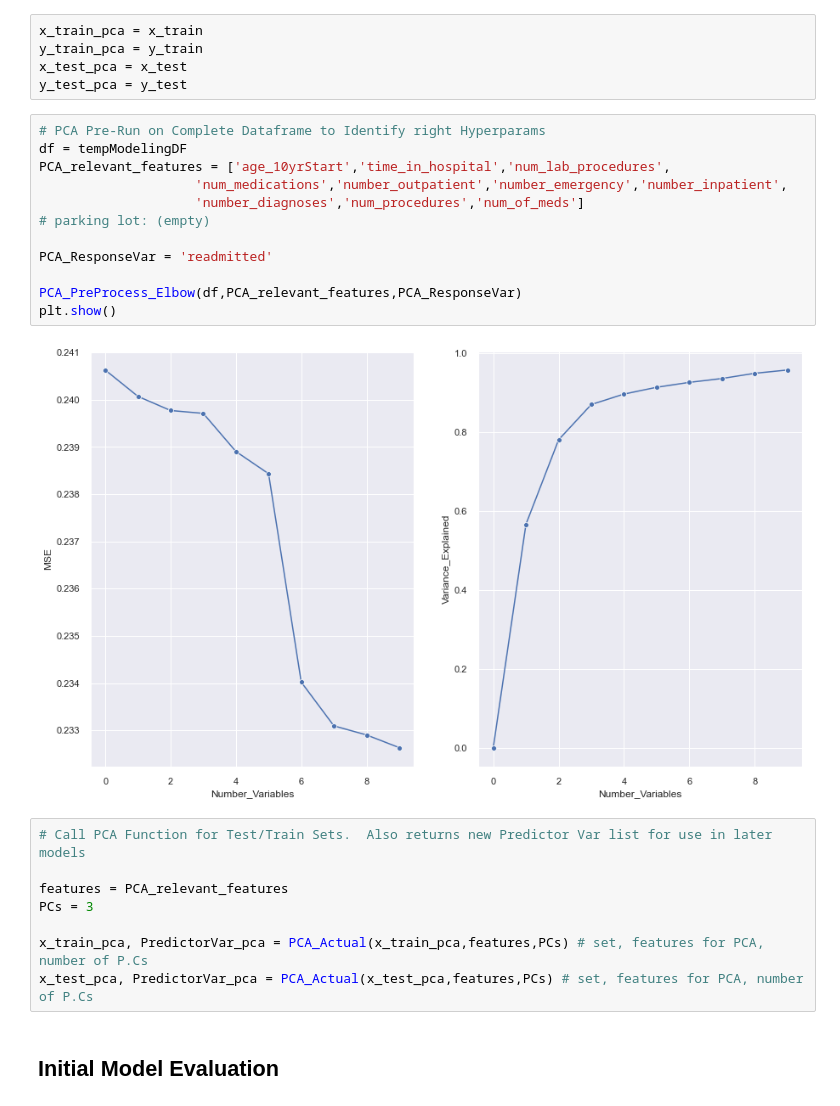
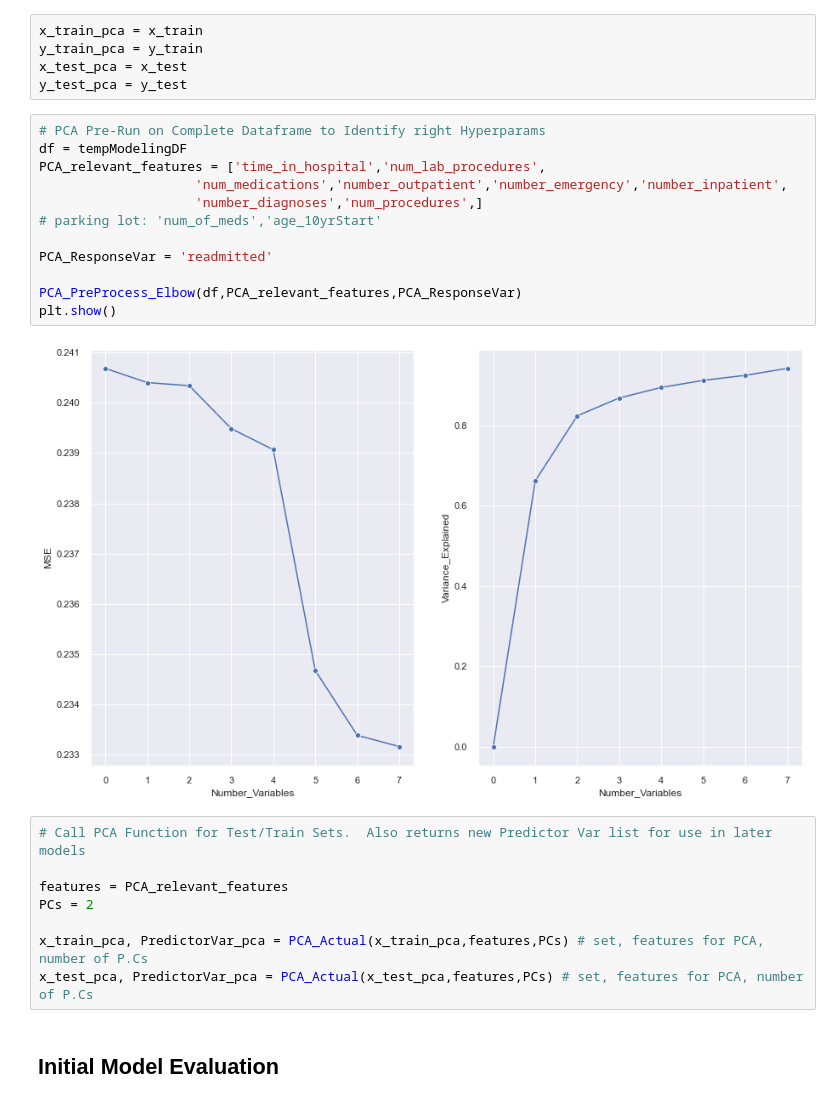
Before and after one commit to bcullinan32/ML_Course, a Jupyter notebook: Class-Data-Clean-Up.ipynb, the cells around one changed output. Drawn from its saved outputs; the diff is of its cells as text.

```diff
--- a/Class-Data-Clean-Up.ipynb
+++ b/Class-Data-Clean-Up.ipynb
@@ -760,22 +763,22 @@ y_test_pca = y_test
 # %%
 # PCA Pre-Run on Complete Dataframe to Identify right Hyperparams
 df = tempModelingDF
-PCA_relevant_features = ['age_10yrStart','time_in_hospital','num_lab_procedures',
+PCA_relevant_features = ['time_in_hospital','num_lab_procedures',
                     'num_medications','number_outpatient','number_emergency','number_inpatient',
-                    'number_diagnoses','num_procedures','num_of_meds']
-# parking lot: (empty)
+                    'number_diagnoses','num_procedures',]
+# parking lot: 'num_of_meds','age_10yrStart'
 
 PCA_ResponseVar = 'readmitted'
 
 PCA_PreProcess_Elbow(df,PCA_relevant_features,PCA_ResponseVar)
 plt.show()
 # %% [output]
-[figure, old version]
+[figure, new version]
 # %%
 # Call PCA Function for Test/Train Sets.  Also returns new Predictor Var list for use in later models
 
 features = PCA_relevant_features
-PCs = 3
+PCs = 2
 
 x_train_pca, PredictorVar_pca = PCA_Actual(x_train_pca,features,PCs) # set, features for PCA, number of P.Cs
 x_test_pca, PredictorVar_pca = PCA_Actual(x_test_pca,features,PCs) # set, features for PCA, number of P.Cs
```
Also changed, not shown: parts of 57 cells of this notebook.
